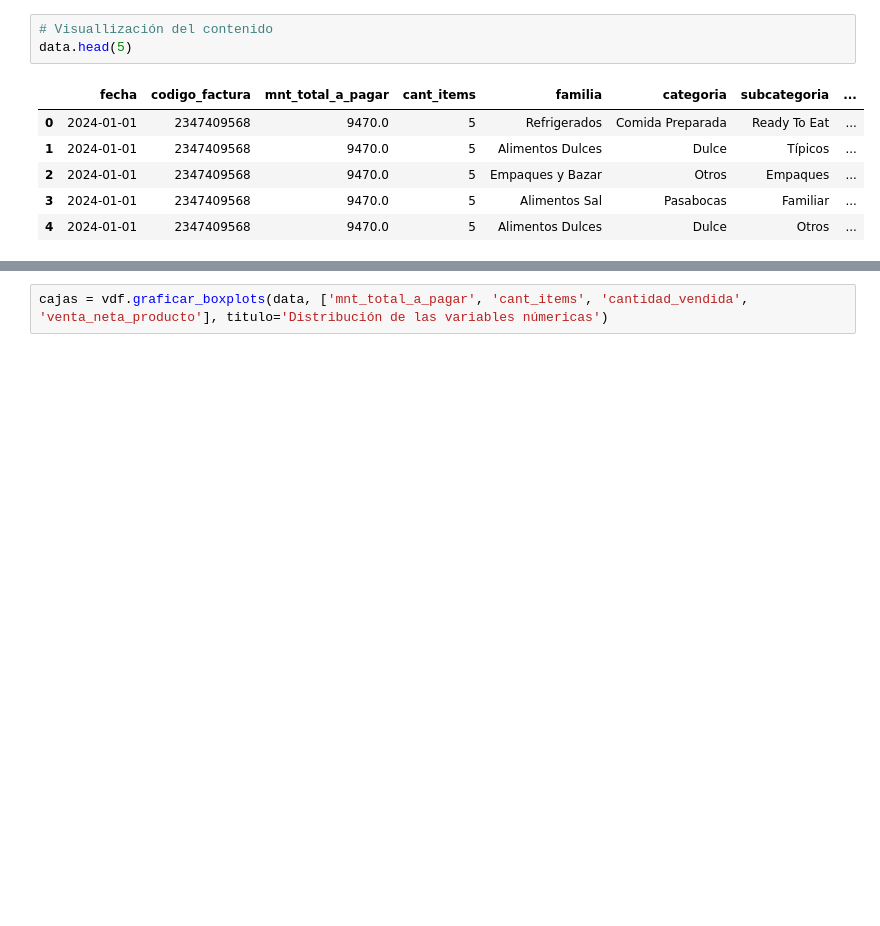
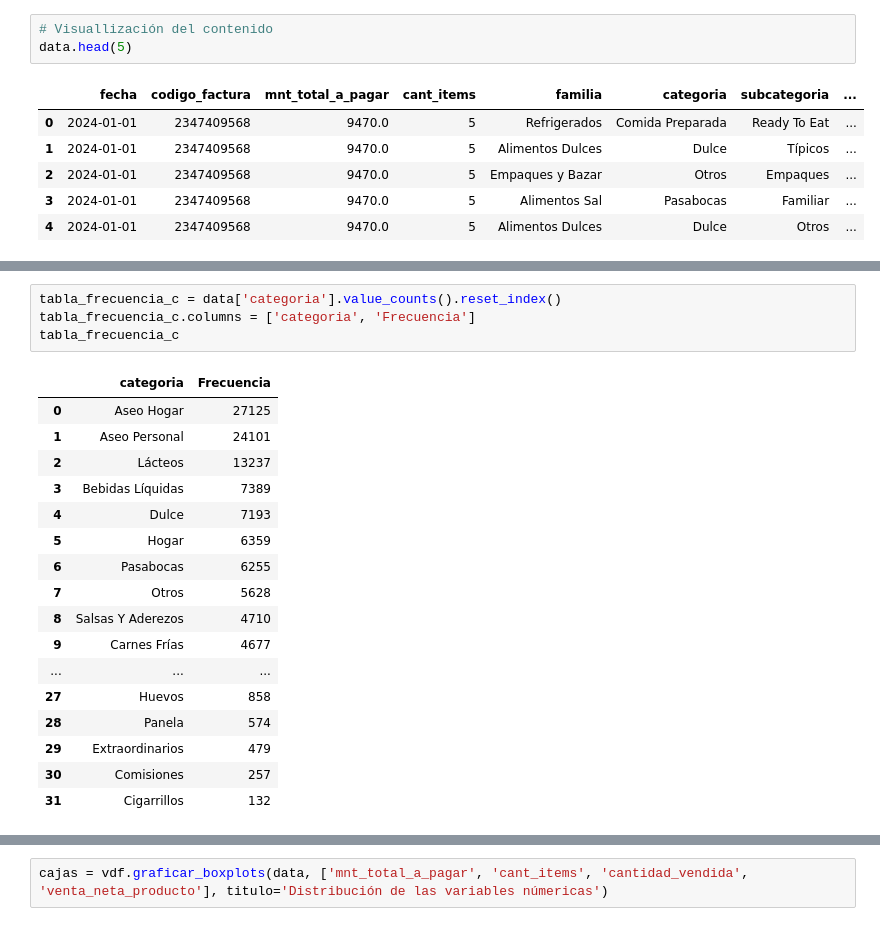
Before and after one commit to ZabakJL/ProyectoMiniMarket, a Jupyter notebook: notebooks/01_data_exploration.ipynb, the cells around one changed output, grey strips where cells are left out. Saved outputs shown, nothing was run; the diff lists cells and outputs as text; blank space fills up the shorter version.

```diff
--- a/notebooks/01_data_exploration.ipynb
+++ b/notebooks/01_data_exploration.ipynb
@@ -95,0 +114,22 @@ data.head(5)
+# %%
+tabla_frecuencia_c = data['categoria'].value_counts().reset_index()
+tabla_frecuencia_c.columns = ['categoria', 'Frecuencia']
+tabla_frecuencia_c
+# %% [output]
+|  | categoria | Frecuencia |
+| 0 | Aseo Hogar | 27125 |
+| 1 | Aseo Personal | 24101 |
+| 2 | Lácteos | 13237 |
+| 3 | Bebidas Líquidas | 7389 |
+| 4 | Dulce | 7193 |
+| 5 | Hogar | 6359 |
+| 6 | Pasabocas | 6255 |
+| 7 | Otros | 5628 |
+| 8 | Salsas Y Aderezos | 4710 |
+| 9 | Carnes Frías | 4677 |
+| ... | ... | ... |
+| 27 | Huevos | 858 |
+| 28 | Panela | 574 |
+| 29 | Extraordinarios | 479 |
+| 30 | Comisiones | 257 |
+| 31 | Cigarrillos | 132 |
```
Also changed, not shown: parts of 4 cells of this notebook, 3 other files.
